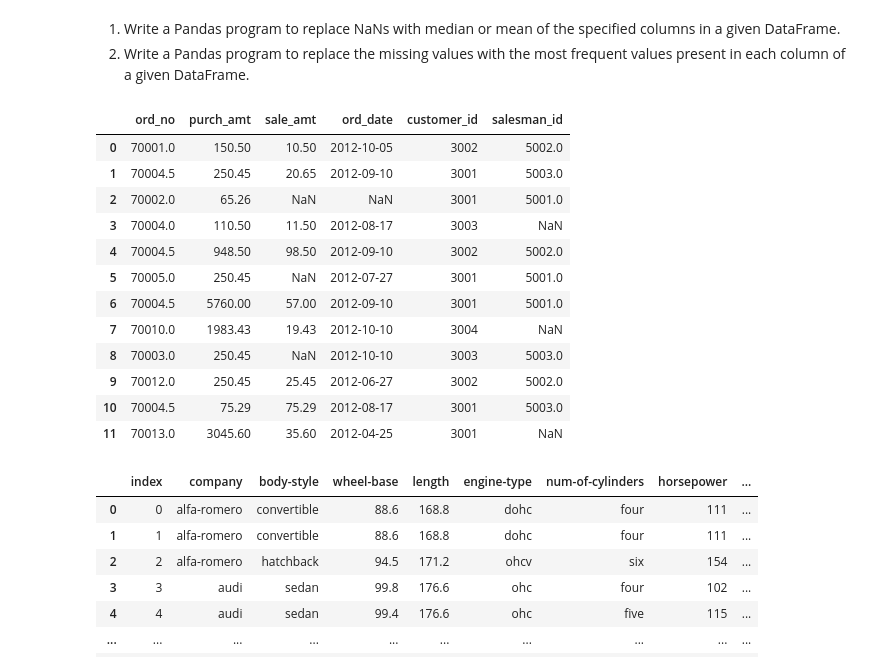
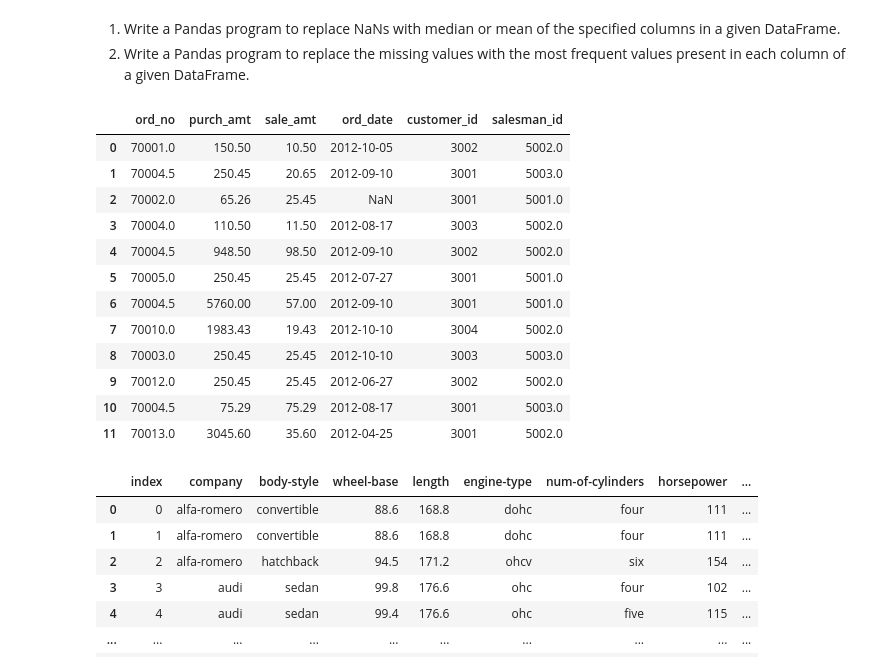
Before and after one commit to hassanoubrahim/M111-Advanced-Python-and-Database-Management, a Jupyter notebook: day01/exercises/04_Pandas.ipynb, the cells around one changed output. Cells and saved outputs as stored; diff of their text form; code cells hidden in the pictures.

```diff
--- a/day01/exercises/04_Pandas.ipynb
+++ b/day01/exercises/04_Pandas.ipynb
@@ -265,22 +235,22 @@ df = pd.DataFrame({
 'customer_id':[3002,3001,3001,3003,3002,3001,3001,3004,3003,3002,3001,3001],
 'salesman_id':[5002,5003,5001,np.nan,5002,5001,5001,np.nan,5003,5002,5003,np.nan]})
 # %%
-df[['ord_no', 'purch_amt']] = df[['ord_no', 'purch_amt']].fillna(df[['ord_no', 'purch_amt']].median())
+df[['ord_no', 'purch_amt','sale_amt', 'salesman_id']] = df[['ord_no', 'purch_amt', 'sale_amt', 'salesman_id']].fillna(df[['ord_no', 'purch_amt', 'sale_amt', 'salesman_id']].median())
 df
 # %% [output]
 |  | ord_no | purch_amt | sale_amt | ord_date | customer_id | salesman_id |
 | 0 | 70001.0 | 150.50 | 10.50 | 2012-10-05 | 3002 | 5002.0 |
 | 1 | 70004.5 | 250.45 | 20.65 | 2012-09-10 | 3001 | 5003.0 |
-| 2 | 70002.0 | 65.26 | NaN | NaN | 3001 | 5001.0 |
-| 3 | 70004.0 | 110.50 | 11.50 | 2012-08-17 | 3003 | NaN |
+| 2 | 70002.0 | 65.26 | 25.45 | NaN | 3001 | 5001.0 |
+| 3 | 70004.0 | 110.50 | 11.50 | 2012-08-17 | 3003 | 5002.0 |
 | 4 | 70004.5 | 948.50 | 98.50 | 2012-09-10 | 3002 | 5002.0 |
-| 5 | 70005.0 | 250.45 | NaN | 2012-07-27 | 3001 | 5001.0 |
+| 5 | 70005.0 | 250.45 | 25.45 | 2012-07-27 | 3001 | 5001.0 |
 | 6 | 70004.5 | 5760.00 | 57.00 | 2012-09-10 | 3001 | 5001.0 |
-| 7 | 70010.0 | 1983.43 | 19.43 | 2012-10-10 | 3004 | NaN |
-| 8 | 70003.0 | 250.45 | NaN | 2012-10-10 | 3003 | 5003.0 |
+| 7 | 70010.0 | 1983.43 | 19.43 | 2012-10-10 | 3004 | 5002.0 |
+| 8 | 70003.0 | 250.45 | 25.45 | 2012-10-10 | 3003 | 5003.0 |
 | 9 | 70012.0 | 250.45 | 25.45 | 2012-06-27 | 3002 | 5002.0 |
 | 10 | 70004.5 | 75.29 | 75.29 | 2012-08-17 | 3001 | 5003.0 |
-| 11 | 70013.0 | 3045.60 | 35.60 | 2012-04-25 | 3001 | NaN |
+| 11 | 70013.0 | 3045.60 | 35.60 | 2012-04-25 | 3001 | 5002.0 |
 # %%
 result = df.fillna(data.mode().iloc[0])
 # %%
```
Also changed, not shown: parts of 3 cells of this notebook, 1 other file.
